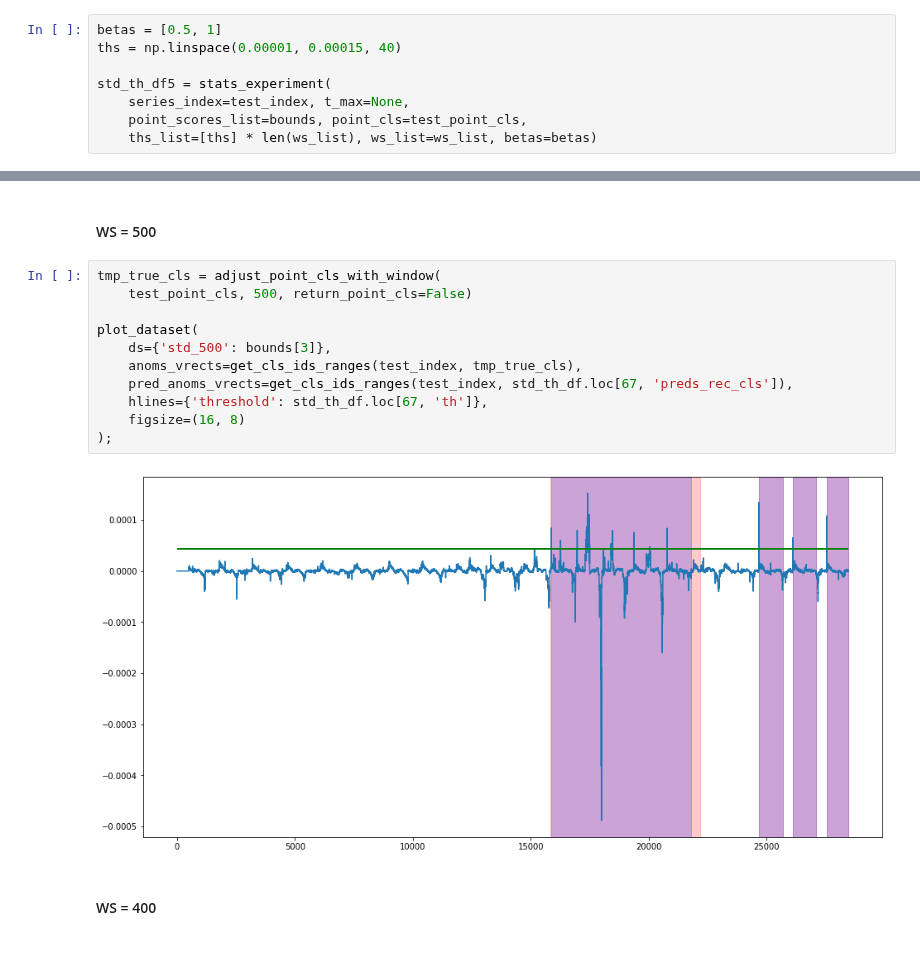
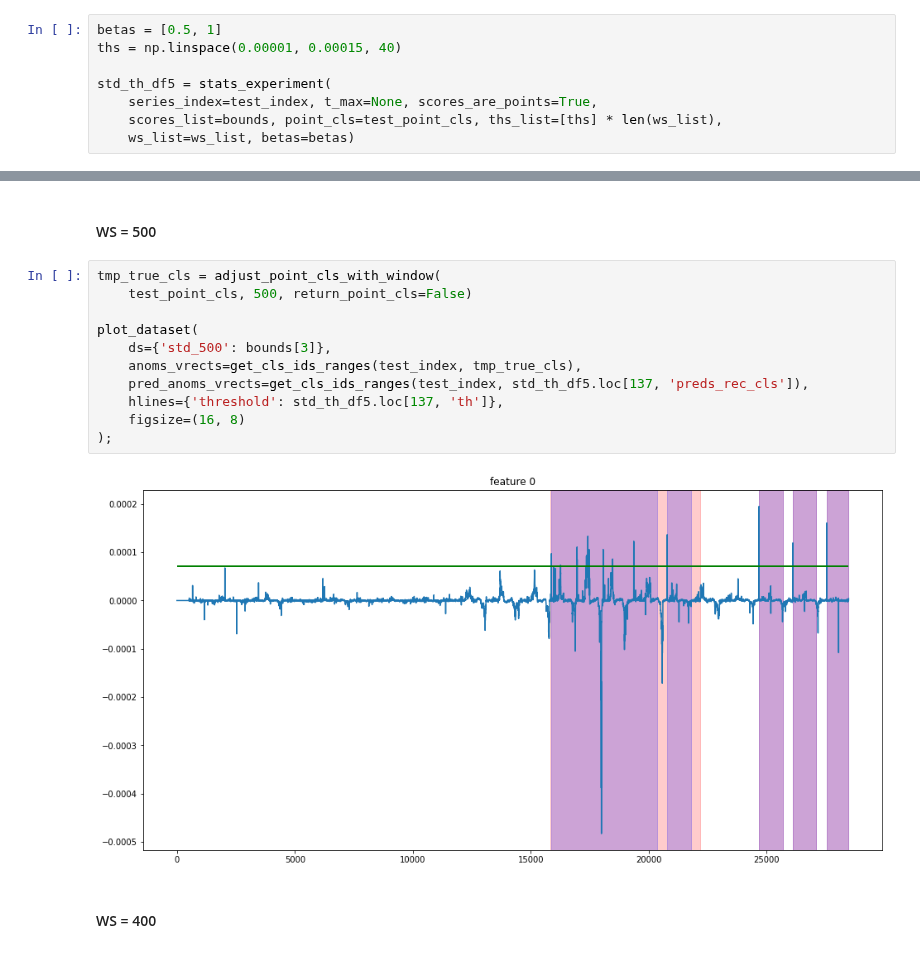
Before and after one commit to Stashq/TS-Forecasting, a Jupyter notebook: notebooks/AnomTrans_stats.ipynb, the cells around one changed output, grey strips where cells are left out. Saved outputs shown, nothing was run; the diff lists cells and outputs as text.

```diff
--- a/notebooks/AnomTrans_stats.ipynb
+++ b/notebooks/AnomTrans_stats.ipynb
@@ -285,9 +593,9 @@ betas = [0.5, 1]
 ths = np.linspace(0.00001, 0.00015, 40)
 
 std_th_df5 = stats_experiment(
-    series_index=test_index, t_max=None,
-    point_scores_list=bounds, point_cls=test_point_cls,
-    ths_list=[ths] * len(ws_list), ws_list=ws_list, betas=betas)
+    series_index=test_index, t_max=None, scores_are_points=True,
+    scores_list=bounds, point_cls=test_point_cls, ths_list=[ths] * len(ws_list),
+    ws_list=ws_list, betas=betas)
 # %%
 save_th_exp(std_th_df, scores_dirpath + 'std_th_exp-long_ws.csv')
 # %%
@@ -375,16 +698,16 @@ std_th_df.loc[std_th_df.groupby(['ws'])['f0.5-score'].idxmax()]
 # %%
 tmp_true_cls = adjust_point_cls_with_window(
     test_point_cls, 500, return_point_cls=False)
 
 plot_dataset(
     ds={'std_500': bounds[3]},
     anoms_vrects=get_cls_ids_ranges(test_index, tmp_true_cls),
-    pred_anoms_vrects=get_cls_ids_ranges(test_index, std_th_df.loc[67, 'preds_rec_cls']),
-    hlines={'threshold': std_th_df.loc[67, 'th']},
+    pred_anoms_vrects=get_cls_ids_ranges(test_index, std_th_df5.loc[137, 'preds_rec_cls']),
+    hlines={'threshold': std_th_df5.loc[137, 'th']},
     figsize=(16, 8)
 );
 # %% [output]
-[figure, old version]
+[figure, new version]
 # %% [markdown]
 #### WS = 400
 # %%
```
Also changed, not shown: parts of 3 cells of this notebook, 18 other files.
